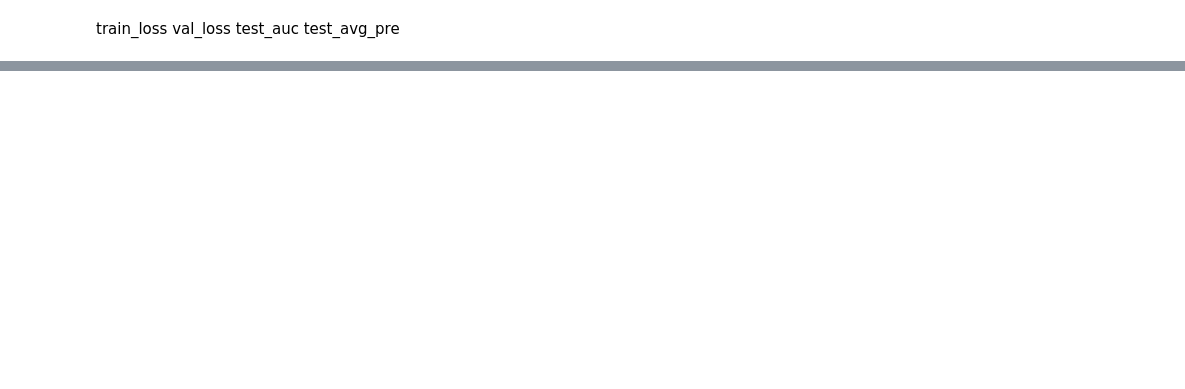
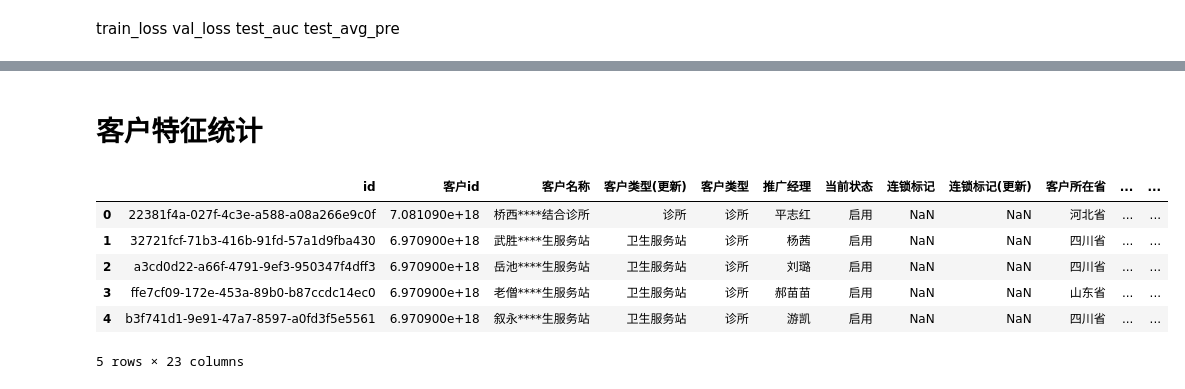
Before and after one commit to Aegis1863/10th-Statistical-Modeling-Competition, a Jupyter notebook: summary_pic.ipynb, the cells around one changed output, grey strips where cells are left out. Saved outputs shown, nothing was run; the diff lists cells and outputs as text; code cells hidden in the pictures; blank space fills up the shorter version.

```diff
--- a/summary_pic.ipynb
+++ b/summary_pic.ipynb
@@ -98,0 +197,2 @@ plt.savefig('image/final_figure.pdf', bbox_inches='tight')
+# %% [markdown]
+# 客户特征统计
@@ -98,0 +203,12 @@ plt.savefig('image/final_figure.pdf', bbox_inches='tight')
+# %%
+data = pd.read_csv('data/customers.csv')
+# %%
+data.head()
+# %% [output]
+|  | id | 客户id | 客户名称 | 客户类型(更新) | 客户类型 | 推广经理 | 当前状态 | 连锁标记 | 连锁标记(更新) | 客户所在省 | ... | ... |
+| 0 | 22381f4a-027f-4c3e-a588-a08a266e9c0f | 7.081090e+18 | 桥西****结合诊所 | 诊所 | 诊所 | 平志红 | 启用 | NaN | NaN | 河北省 | ... | ... |
+| 1 | 32721fcf-71b3-416b-91fd-57a1d9fba430 | 6.970900e+18 | 武胜****生服务站 | 卫生服务站 | 诊所 | 杨茜 | 启用 | NaN | NaN | 四川省 | ... | ... |
+| 2 | a3cd0d22-a66f-4791-9ef3-950347f4dff3 | 6.970900e+18 | 岳池****生服务站 | 卫生服务站 | 诊所 | 刘璐 | 启用 | NaN | NaN | 四川省 | ... | ... |
+| 3 | ffe7cf09-172e-453a-89b0-b87ccdc14ec0 | 6.970900e+18 | 老僧****生服务站 | 卫生服务站 | 诊所 | 郝苗苗 | 启用 | NaN | NaN | 山东省 | ... | ... |
+| 4 | b3f741d1-9e91-47a7-8597-a0fd3f5e5561 | 6.970900e+18 | 叙永****生服务站 | 卫生服务站 | 诊所 | 游凯 | 启用 | NaN | NaN | 四川省 | ... | ... |
+5 rows × 23 columns
```
Also changed, not shown: parts of 7 cells of this notebook, 17 other files.
